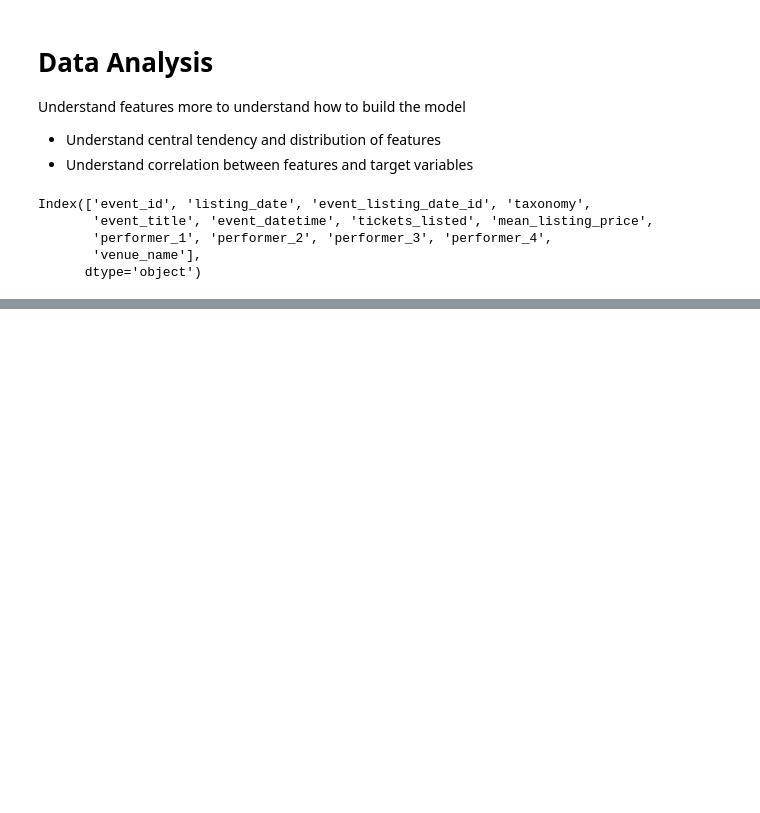
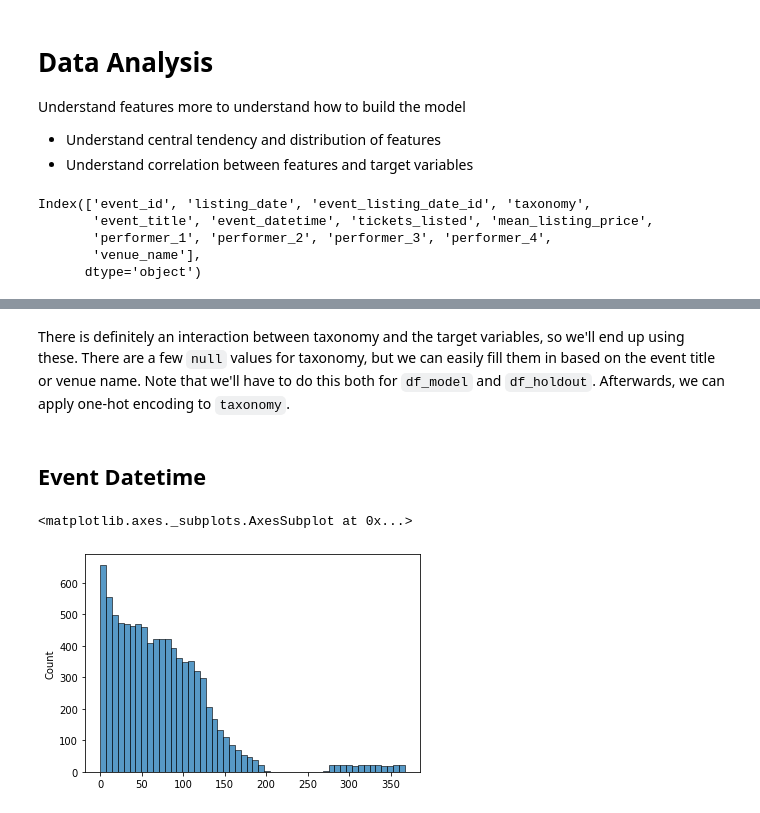
Before and after one commit to tvrtl3b0y/misc, a Jupyter notebook: demand_analytics/demand_analytics.ipynb, the cells around one changed output, grey strips where cells are left out. Saved outputs shown, nothing was run; the diff lists cells and outputs as text; code cells hidden in the pictures; blank space fills up the shorter version.

```diff
--- a/demand_analytics/demand_analytics.ipynb
+++ b/demand_analytics/demand_analytics.ipynb
@@ -72,0 +73,12 @@ Name: taxonomy, dtype: int64
+# %% [markdown]
+There is definitely an interaction between taxonomy and the target variables, so we'll end up using these. There are a few `null` values for taxonomy, but we can easily fill them in based on the event title or venue name. Note that we'll have to do this both for `df_model` and `df_holdout`. Afterwards, we can apply one-hot encoding to `taxonomy`.
+# %% [markdown]
+## Event Datetime
+# %%
+df_analysis = df.copy()
+target_variables = ['tickets_listed', 'mean_listing_price']
+# %%
+sns.histplot((df_analysis.event_datetime - df_analysis.listing_date).dt.days)
+# %% [output]
+<matplotlib.axes._subplots.AxesSubplot at 0x...>
+[figure, added]
```
Also changed, not shown: parts of 22 cells of this notebook.
